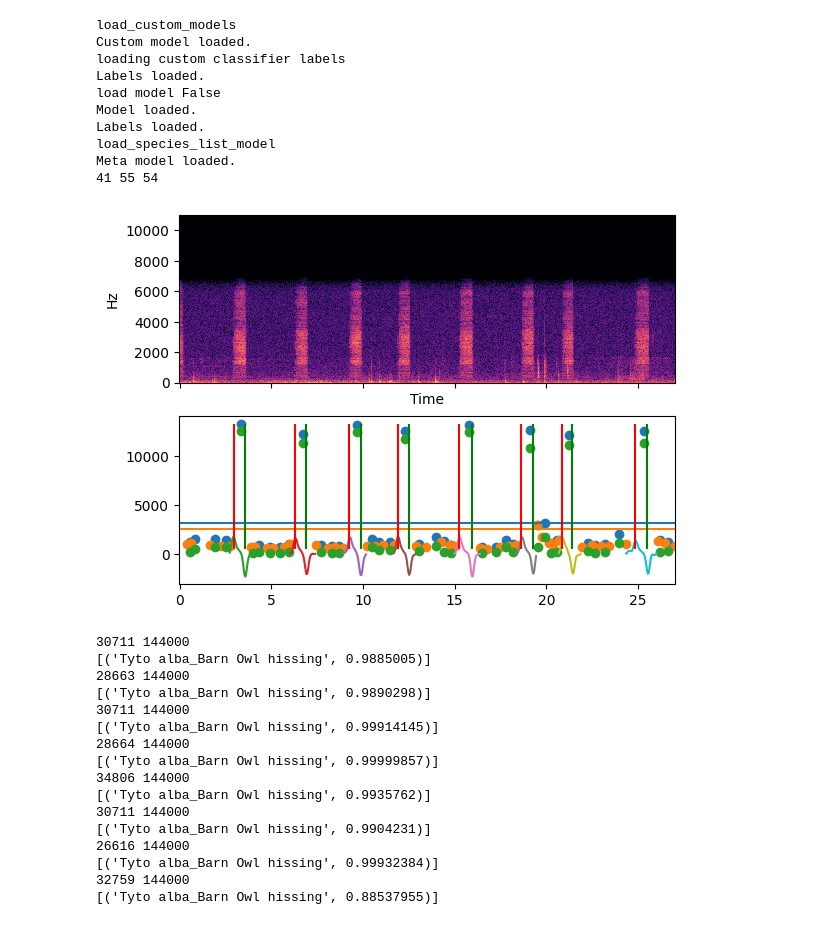
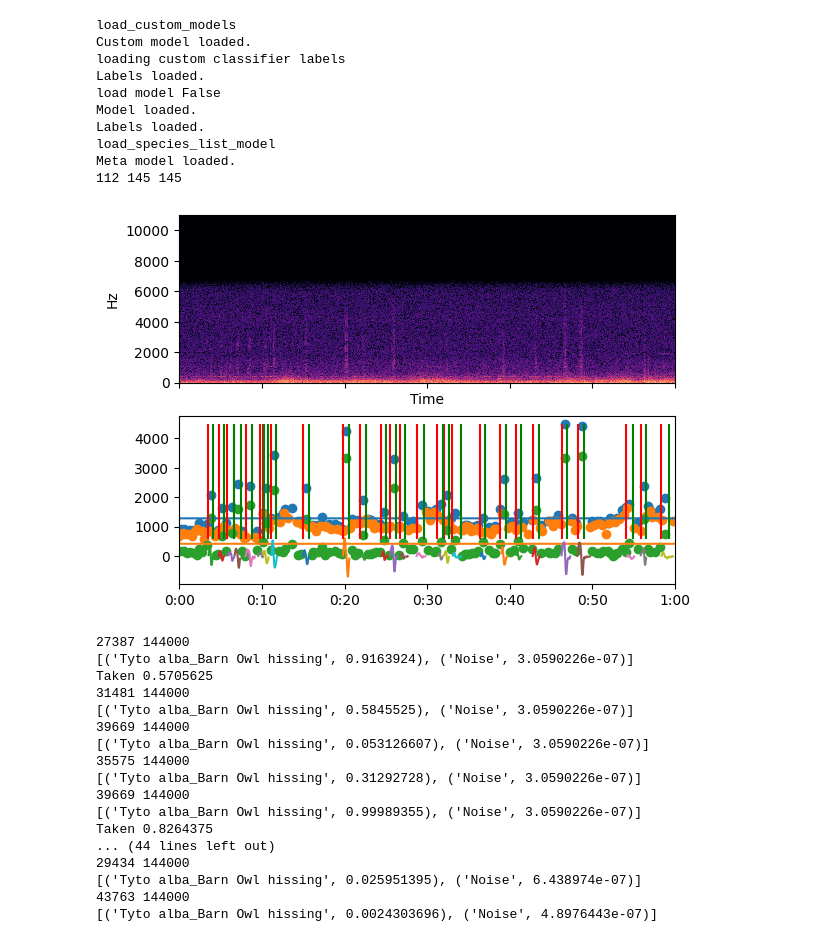
Before and after one commit to plaf2000/tytalb, a Jupyter notebook: analyze_subchunks.ipynb, the cells around one changed output. Saved outputs shown, nothing was run; the diff lists cells and outputs as text; code cells hidden in the pictures.

```diff
--- a/analyze_subchunks.ipynb
+++ b/analyze_subchunks.ipynb
@@ -10,11 +10,12 @@ an = analyzer.Analyzer(classifier_model_path=r"C:\Users\plaf\Music\ALAN_training
                        classifier_labels_path=r"C:\Users\plaf\Music\ALAN_training\tytalb_hissing_cclassifier_Labels.txt")
 af_path = r"c:\Users\plaf\Music\ALAN_training\audiofiles\87_MuristHautDing_20230627_220000.WAV"
 # rec = Recording(an, af_path)
-dur = 27
+dur = 60
 dur_birdnet = 3
 subseg_dur = .75
-margin = .1
-tstart = 2000
+margin = .2
+min_dur = .5
+tstart = 300
 
 y, sr = librosa.load(af_path, sr=48000, mono=True, res_type="kaiser_fast", offset = tstart, duration=dur)
 sample_subseg_dur = int(subseg_dur * sr)
@@ -153,6 +154,17 @@ valid_ends = []
 
 for ss, se in zip(subseg_starts, subseg_ends):
     y_subseg = np.zeros(dur_birdnet * sr)
+    dur = (se-ss) / sr
+
+
+
+
+    if dur > dur_birdnet:
+        # Make sure that the duration is not longer than BirdNET allows
+        center = (se + ss) // 2
+        ss = sample_dur_birdnet // 2
+        se = ss + sample_dur_birdnet
+
     y_ = y[ss: se]
     center = int(sample_dur_birdnet // 2)
     l_half = int(len(y_) // 2)
@@ -161,7 +173,6 @@ for ss, se in zip(subseg_starts, subseg_ends):
     y_subseg[start: start + len(y_)] = y_
     pred = an.predict_with_custom_classifier(y_subseg)[0]
 
-    # S = np.abs(librosa.stft(y[0:3*sr]))
     # Assign scores to labels
     p_labels = dict(zip(an.labels, pred))
 
@@ -169,51 +180,53 @@ for ss, se in zip(subseg_starts, subseg_ends):
     p_sorted = sorted(
         p_labels.items(), key=operator.itemgetter(1), reverse=True
     )
+    print(p_sorted)
 
     # Filter by recording.minimum_confidence so not to needlessly store full 8K array for each chunk.
-    conf_thresh = .1
+    conf_thresh = .9
     p_sorted = [i for i in p_sorted if i[1] >= conf_thresh]
     if p_sorted:
-        print(p_sorted)
+        print("Taken", dur)
         valid_starts.append(ss)
         valid_ends.append(se)
 
 fig, ax = plt.subplots(nrows=2, sharex=True)
 times_spec = np.linspace(0, dur, spec.shape[1])
 librosa.display.specshow(spec, x_coords = times_spec, x_axis='time', y_axis='linear', ax=ax[0])
 
 l = len(y)
 times_plot = np.linspace(0, dur, l)
 plt.plot(times_plot, y)
 plt.vlines(times_plot[valid_starts], y.min(), y.max(), colors="red")
 # plt.vlines(100, y.min(), y.max(), colors="red")
 plt.vlines(times_plot[valid_ends], y.min(), y.max(), colors="green")
 plt.show()
 # %% [output]
 load_custom_models
 Custom model loaded.
 loading custom classifier labels
 Labels loaded.
 load model False
 Model loaded.
 Labels loaded.
 load_species_list_model
 Meta model loaded.
-41 55 54
+112 145 145
-[figure, old version]
+[figure, new version]
-30711 144000
-[('Tyto alba_Barn Owl hissing', 0.9885005)]
-28663 144000
-[('Tyto alba_Barn Owl hissing', 0.9890298)]
-30711 144000
-[('Tyto alba_Barn Owl hissing', 0.99914145)]
-28664 144000
-[('Tyto alba_Barn Owl hissing', 0.99999857)]
-34806 144000
-[('Tyto alba_Barn Owl hissing', 0.9935762)]
-30711 144000
-[('Tyto alba_Barn Owl hissing', 0.9904231)]
-26616 144000
-[('Tyto alba_Barn Owl hissing', 0.99932384)]
-32759 144000
-[('Tyto alba_Barn Owl hissing', 0.88537955)]
+27387 144000
+[('Tyto alba_Barn Owl hissing', 0.9163924), ('Noise', 3.0590226e-07)]
+Taken 0.5705625
+31481 144000
+[('Tyto alba_Barn Owl hissing', 0.5845525), ('Noise', 3.0590226e-07)]
+39669 144000
+[('Tyto alba_Barn Owl hissing', 0.053126607), ('Noise', 3.0590226e-07)]
+35575 144000
+[('Tyto alba_Barn Owl hissing', 0.31292728), ('Noise', 3.0590226e-07)]
+39669 144000
+[('Tyto alba_Barn Owl hissing', 0.99989355), ('Noise', 3.0590226e-07)]
+Taken 0.8264375
+... (44 lines left out)
+29434 144000
+[('Tyto alba_Barn Owl hissing', 0.025951395), ('Noise', 6.438974e-07)]
+43763 144000
+[('Tyto alba_Barn Owl hissing', 0.0024303696), ('Noise', 4.8976443e-07)]
```
Also changed, not shown: parts of 1 cell of this notebook, 1 other file.
